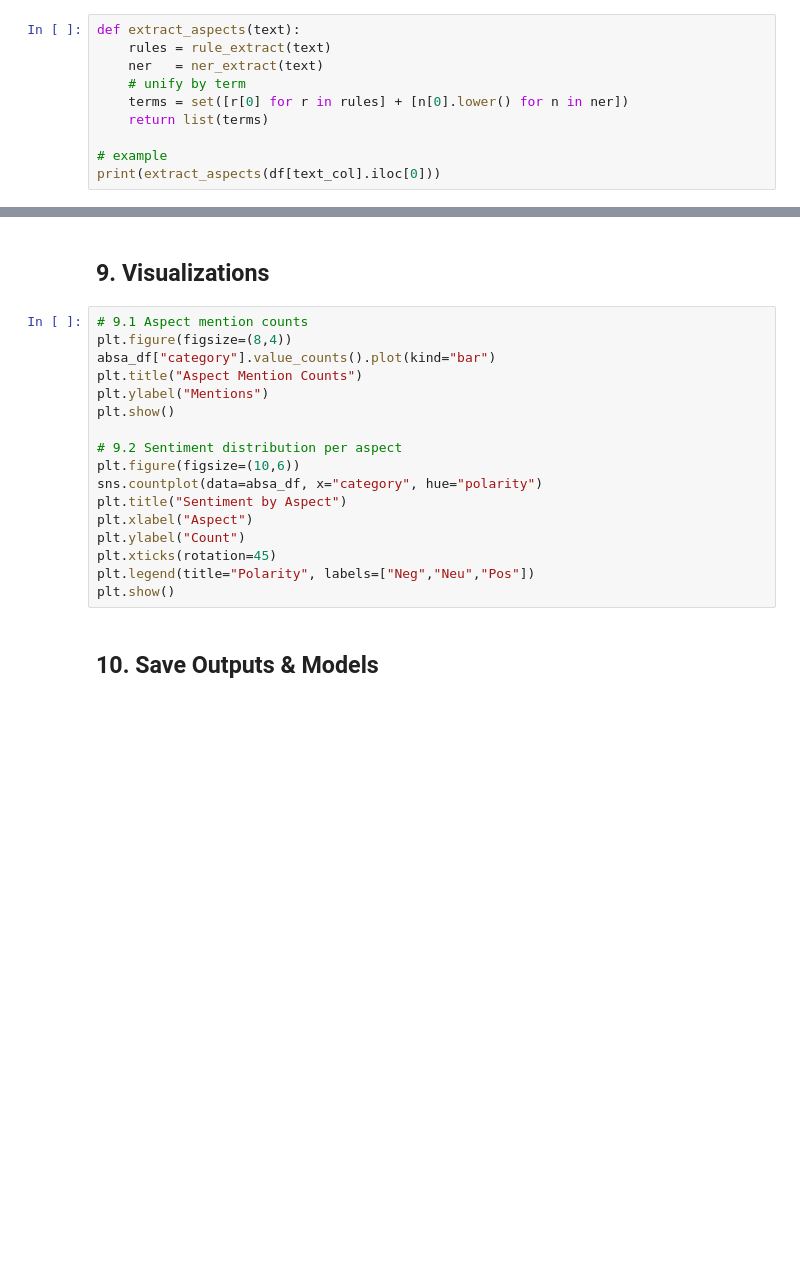
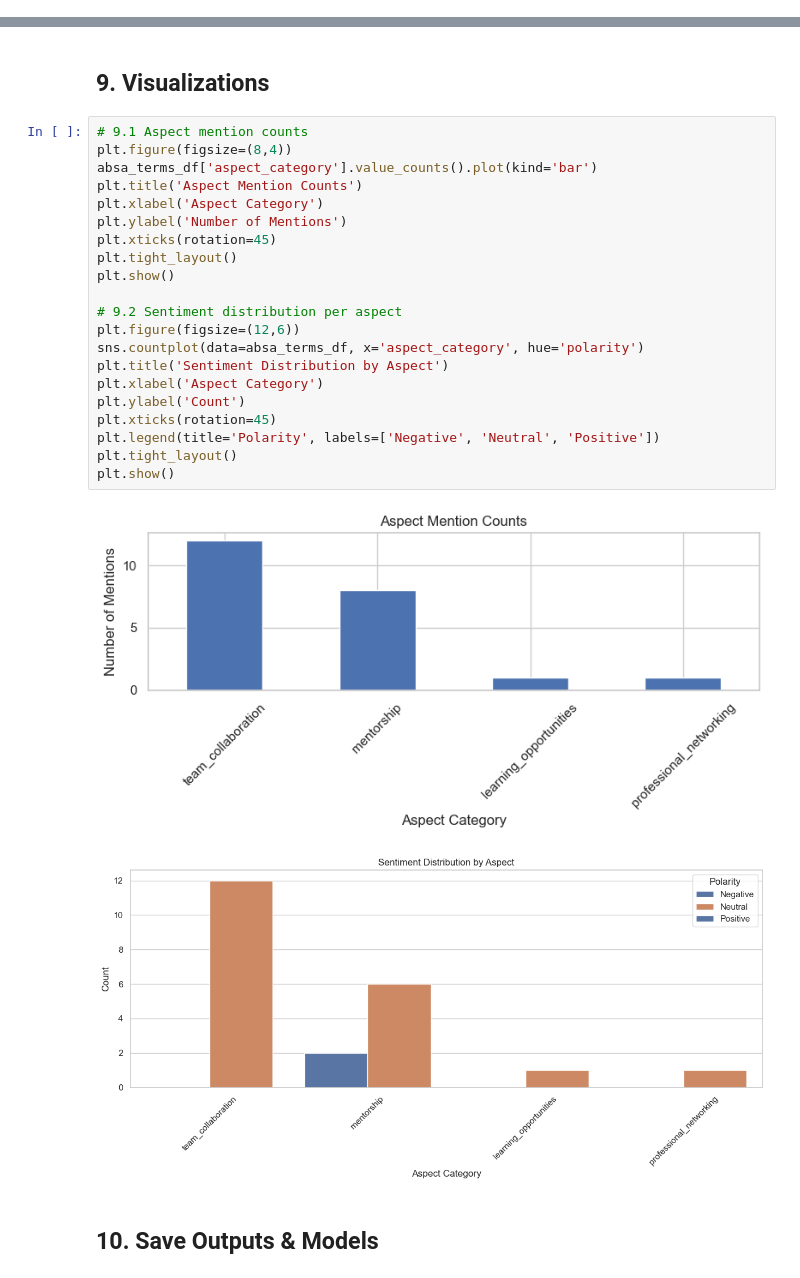
Before and after one commit to nimalanjanapiyumal/ML_TEXT_PROJECT, a Jupyter notebook: Component1.ipynb, the cells around one changed output, grey strips where cells are left out. Saved outputs shown, nothing was run; the diff lists cells and outputs as text; blank space fills up the shorter version.

```diff
--- a/Component1.ipynb
+++ b/Component1.ipynb
@@ -78,13 +162,3 @@ def ner_extract(text):
-# %%
-def extract_aspects(text):
-    rules = rule_extract(text)
-    ner   = ner_extract(text)
-    # unify by term
-    terms = set([r[0] for r in rules] + [n[0].lower() for n in ner])
-    return list(terms)
-
-# example
-print(extract_aspects(df[text_col].iloc[0]))
 # %% [markdown]
 ## 5. Category Detection & Disambiguation
 # %%
@@ -151,20 +460,27 @@ print(classification_report(eval_df["polarity_true"], eval_df["polarity_pred"]))
 # %%
 # 9.1 Aspect mention counts
 plt.figure(figsize=(8,4))
-absa_df["category"].value_counts().plot(kind="bar")
-plt.title("Aspect Mention Counts")
-plt.ylabel("Mentions")
+absa_terms_df['aspect_category'].value_counts().plot(kind='bar')
+plt.title('Aspect Mention Counts')
+plt.xlabel('Aspect Category')
+plt.ylabel('Number of Mentions')
+plt.xticks(rotation=45)
+plt.tight_layout()
 plt.show()
 
 # 9.2 Sentiment distribution per aspect
-plt.figure(figsize=(10,6))
-sns.countplot(data=absa_df, x="category", hue="polarity")
-plt.title("Sentiment by Aspect")
-plt.xlabel("Aspect")
-plt.ylabel("Count")
+plt.figure(figsize=(12,6))
+sns.countplot(data=absa_terms_df, x='aspect_category', hue='polarity')
+plt.title('Sentiment Distribution by Aspect')
+plt.xlabel('Aspect Category')
+plt.ylabel('Count')
 plt.xticks(rotation=45)
-plt.legend(title="Polarity", labels=["Neg","Neu","Pos"])
+plt.legend(title='Polarity', labels=['Negative', 'Neutral', 'Positive'])
+plt.tight_layout()
 plt.show()
+# %% [output]
+[figure, added]
+[figure, added]
 # %% [markdown]
 ## 10. Save Outputs & Models
 # %%
```
Also changed, not shown: parts of 17 cells of this notebook, 6 other files.
